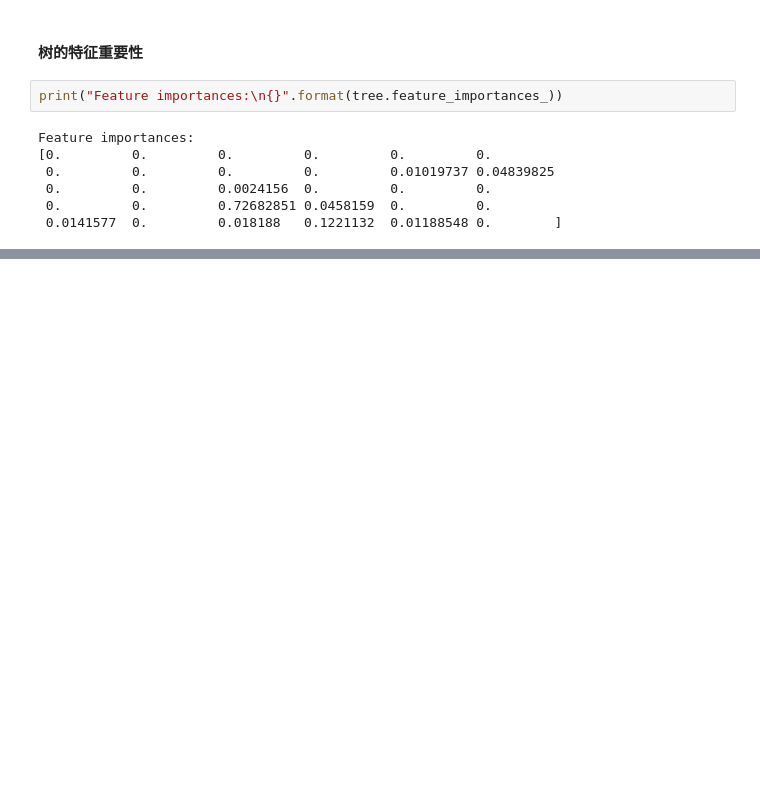
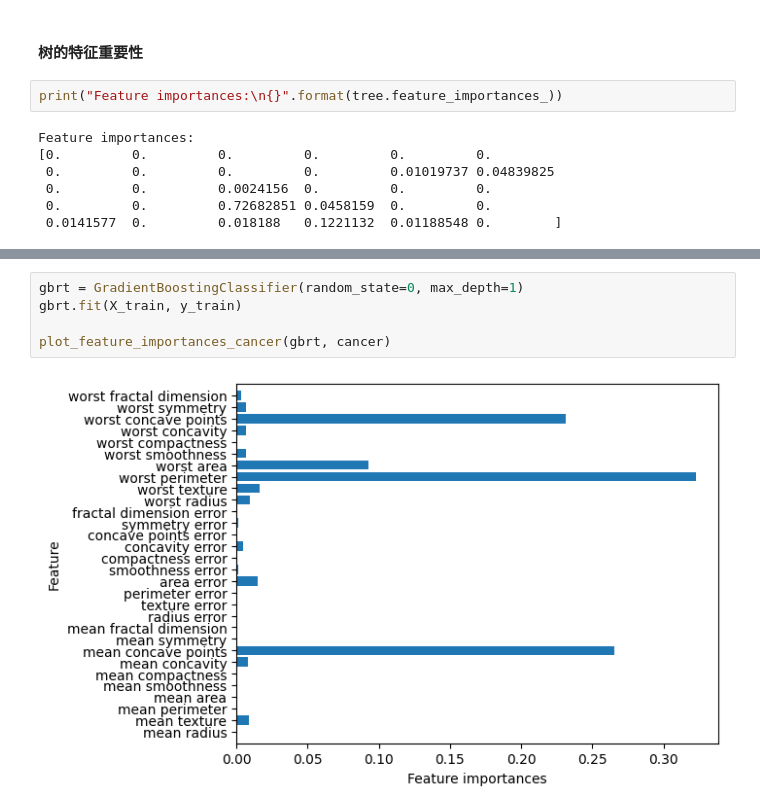
Before and after one commit to JPL-JUNO/Introduction-to-Machine-Learning-with-Python, a Jupyter notebook: Codes/Ch2.ipynb, the cells around one changed output, grey strips where cells are left out. Drawn from its saved outputs; the diff is of its cells as text; blank space fills up the shorter version.

```diff
--- a/Codes/Ch2.ipynb
+++ b/Codes/Ch2.ipynb
@@ -847,0 +855,7 @@ array([18.93422733, 18.93422733, 13.48241337, 13.48241337, 13.48241337,
+# %%
+gbrt = GradientBoostingClassifier(random_state=0, max_depth=1)
+gbrt.fit(X_train, y_train)
+
+plot_feature_importances_cancer(gbrt, cancer)
+# %% [output]
+[figure, added]
```
Also changed, not shown: parts of 68 cells of this notebook, 10 other files.
